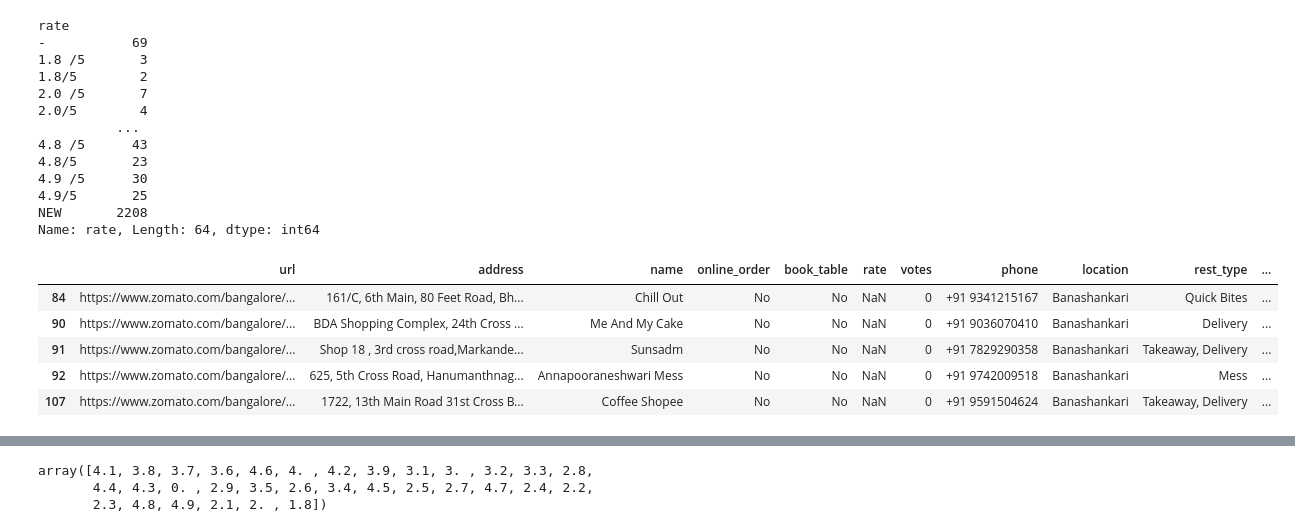
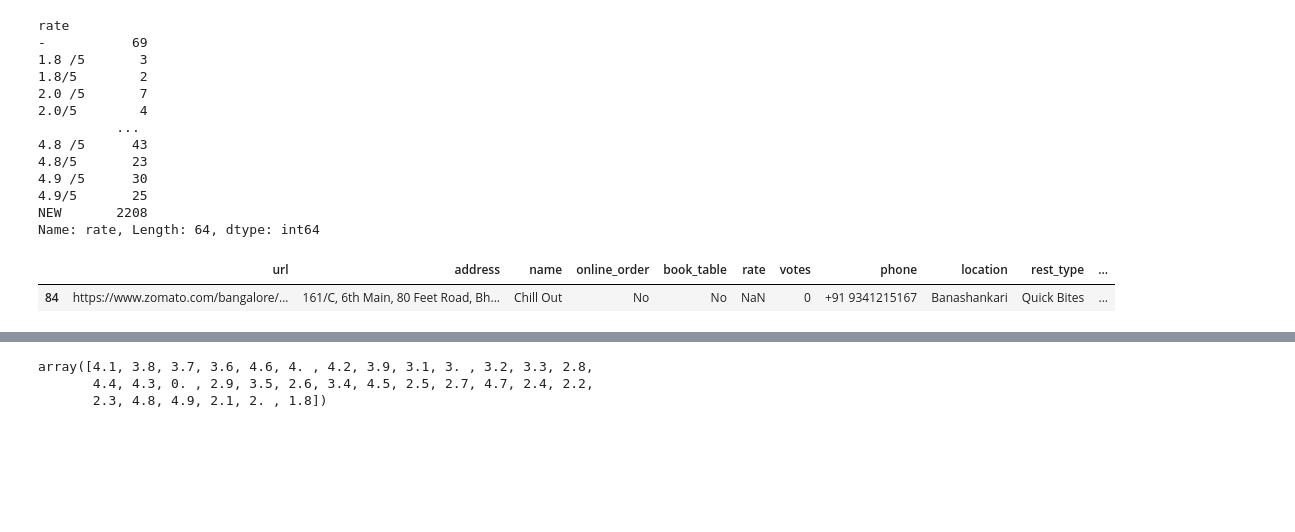
Before and after one commit to swarup4/zomato-ratings, a Jupyter notebook: Zomato Ratings.ipynb, the cells around one changed output, grey strips where cells are left out. Cells and saved outputs as stored; diff of their text form; code cells hidden in the pictures; blank space fills up the shorter version.

```diff
--- a/Zomato Ratings.ipynb
+++ b/Zomato Ratings.ipynb
@@ -117,14 +114,10 @@ rate
 NEW       2208
 Name: rate, Length: 64, dtype: int64
 # %%
-df[df['rate'].isnull()].head()
+df[df['rate'].isnull()].head(1)
 # %% [output]
 |  | url | address | name | online_order | book_table | rate | votes | phone | location | rest_type | ... |
 | 84 | https://www.zomato.com/bangalore/... | 161/C, 6th Main, 80 Feet Road, Bh... | Chill Out | No | No | NaN | 0 | +91 9341215167 | Banashankari | Quick Bites | ... |
-| 90 | https://www.zomato.com/bangalore/... | BDA Shopping Complex, 24th Cross ... | Me And My Cake | No | No | NaN | 0 | +91 9036070410 | Banashankari | Delivery | ... |
-| 91 | https://www.zomato.com/bangalore/... | Shop 18 , 3rd cross road,Markande... | Sunsadm | No | No | NaN | 0 | +91 7829290358 | Banashankari | Takeaway, Delivery | ... |
-| 92 | https://www.zomato.com/bangalore/... | 625, 5th Cross Road, Hanumanthnag... | Annapooraneshwari Mess | No | No | NaN | 0 | +91 9742009518 | Banashankari | Mess | ... |
-| 107 | https://www.zomato.com/bangalore/... | 1722, 13th Main Road 31st Cross B... | Coffee Shopee | No | No | NaN | 0 | +91 9591504624 | Banashankari | Takeaway, Delivery | ... |
 # %%
 def replaceEmptyValue(rate):
     if isinstance(rate, str):
```
Also changed, not shown: parts of 14 cells of this notebook.
